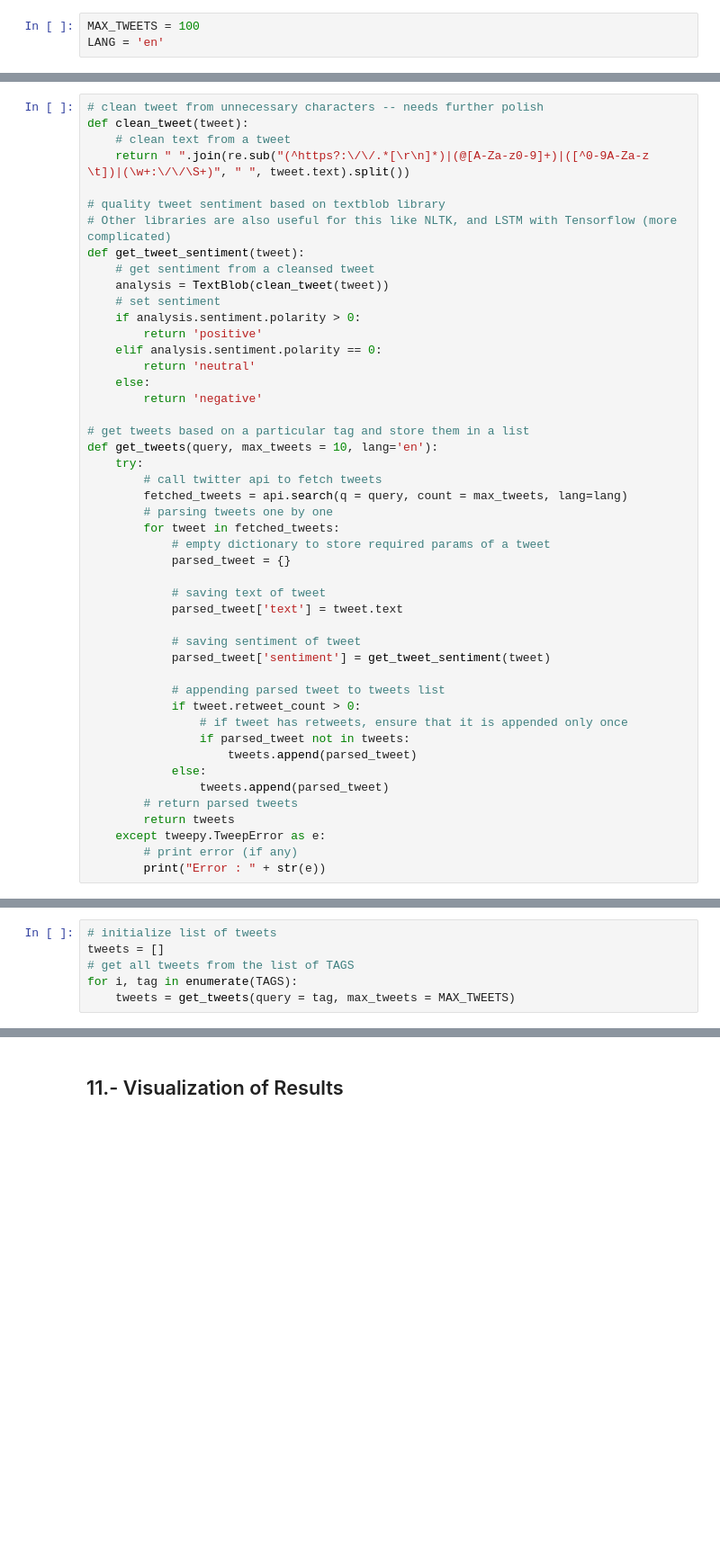
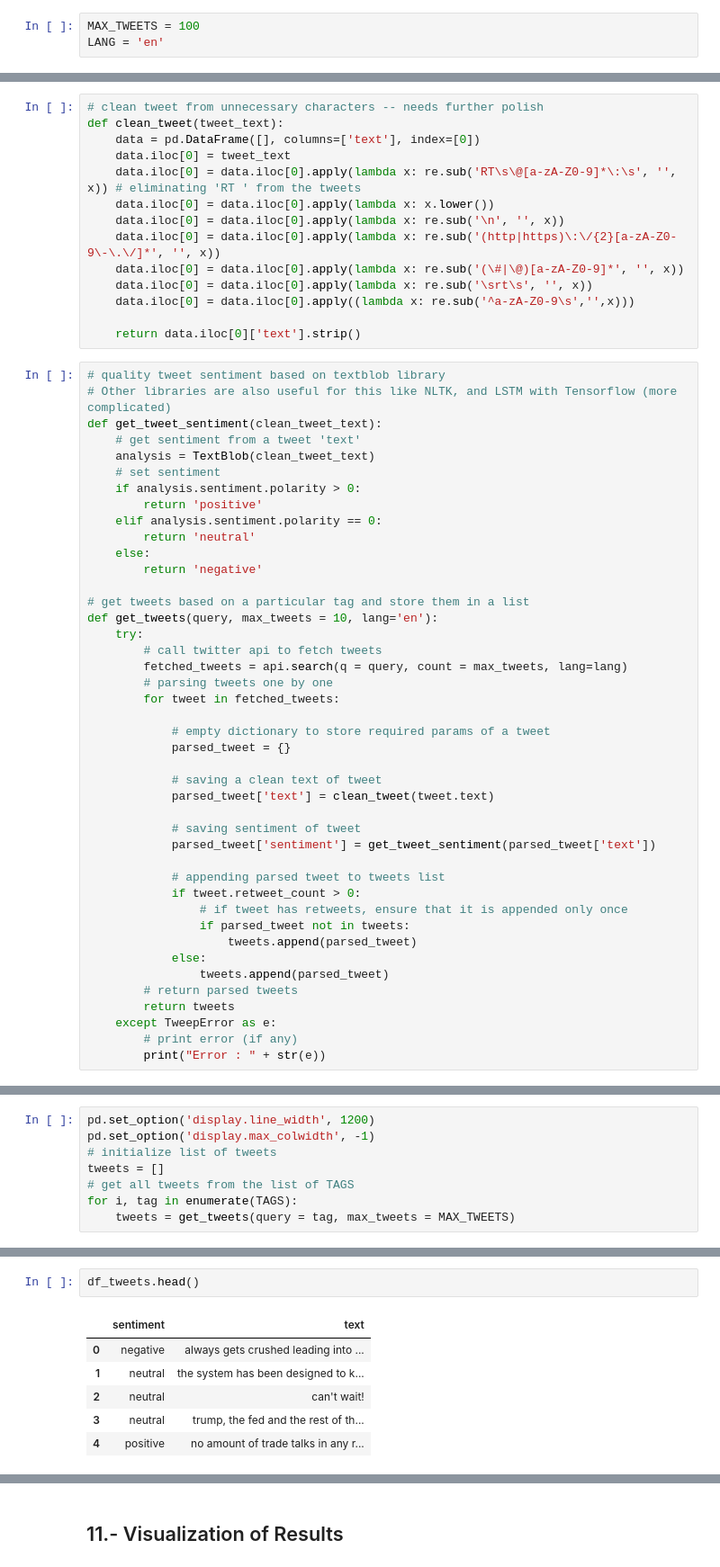
Before and after one commit to darioromero/oilgassupermajors, a Jupyter notebook: sentiment_analysis_supermajors.ipynb, the cells around one changed output, grey strips where cells are left out. Shown at 90% size. Saved outputs shown, nothing was run; the diff lists cells and outputs as text; blank space fills up the shorter version.

```diff
--- a/sentiment_analysis_supermajors.ipynb
+++ b/sentiment_analysis_supermajors.ipynb
@@ -159,14 +166,23 @@ LANG = 'en'
+# %%
+# clean tweet from unnecessary characters -- needs further polish
+def clean_tweet(tweet_text):
+    data = pd.DataFrame([], columns=['text'], index=[0])
+    data.iloc[0] = tweet_text
+    data.iloc[0] = data.iloc[0].apply(lambda x: re.sub('RT\s\@[a-zA-Z0-9]*\:\s', '', x)) # eliminating 'RT ' from the tweets
+    data.iloc[0] = data.iloc[0].apply(lambda x: x.lower())
+    data.iloc[0] = data.iloc[0].apply(lambda x: re.sub('\n', '', x))
+    data.iloc[0] = data.iloc[0].apply(lambda x: re.sub('(http|https)\:\/{2}[a-zA-Z0-9\-\.\/]*', '', x))
+    data.iloc[0] = data.iloc[0].apply(lambda x: re.sub('(\#|\@)[a-zA-Z0-9]*', '', x))
+    data.iloc[0] = data.iloc[0].apply(lambda x: re.sub('\srt\s', '', x))
+    data.iloc[0] = data.iloc[0].apply((lambda x: re.sub('^a-zA-Z0-9\s','',x)))
+
+    return data.iloc[0]['text'].strip()
 # %%
-# clean tweet from unnecessary characters -- needs further polish
-def clean_tweet(tweet):
-    # clean text from a tweet
-    return " ".join(re.sub("(^https?:\/\/.*[\r\n]*)|(@[A-Za-z0-9]+)|([^0-9A-Za-z \t])|(\w+:\/\/\S+)", " ", tweet.text).split())
-
 # quality tweet sentiment based on textblob library
 # Other libraries are also useful for this like NLTK, and LSTM with Tensorflow (more complicated)
-def get_tweet_sentiment(tweet):
-    # get sentiment from a cleansed tweet
-    analysis = TextBlob(clean_tweet(tweet))
+def get_tweet_sentiment(clean_tweet_text):
+    # get sentiment from a tweet 'text'
+    analysis = TextBlob(clean_tweet_text)
     # set sentiment
     if analysis.sentiment.polarity > 0:
         return 'positive'
@@ -182,14 +198,15 @@ def get_tweets(query, max_tweets = 10, lang='en'):
         fetched_tweets = api.search(q = query, count = max_tweets, lang=lang)
         # parsing tweets one by one
         for tweet in fetched_tweets:
+
             # empty dictionary to store required params of a tweet
             parsed_tweet = {}
 
-            # saving text of tweet
-            parsed_tweet['text'] = tweet.text
+            # saving a clean text of tweet
+            parsed_tweet['text'] = clean_tweet(tweet.text)
 
             # saving sentiment of tweet
-            parsed_tweet['sentiment'] = get_tweet_sentiment(tweet)
+            parsed_tweet['sentiment'] = get_tweet_sentiment(parsed_tweet['text'])
 
             # appending parsed tweet to tweets list
             if tweet.retweet_count > 0:
@@ -200,6 +217,6 @@ def get_tweets(query, max_tweets = 10, lang='en'):
                 tweets.append(parsed_tweet)
         # return parsed tweets
         return tweets
-    except tweepy.TweepError as e:
+    except TweepError as e:
         # print error (if any)
         print("Error : " + str(e))
@@ -208,4 +225,6 @@ def get_tweets(query, max_tweets = 10, lang='en'):
 # %%
+pd.set_option('display.line_width', 1200)
+pd.set_option('display.max_colwidth', -1)
 # initialize list of tweets
 tweets = []
 # get all tweets from the list of TAGS
@@ -215,0 +235,9 @@ for i, tag in enumerate(TAGS):
+# %%
+df_tweets.head()
+# %% [output]
+|  | sentiment | text |
+| 0 | negative | always gets crushed leading into ... |
+| 1 | neutral | the system has been designed to k... |
+| 2 | neutral | can't wait! |
+| 3 | neutral | trump, the fed and the rest of th... |
+| 4 | positive | no amount of trade talks in any r... |
```
Also changed, not shown: parts of 37 cells of this notebook.
